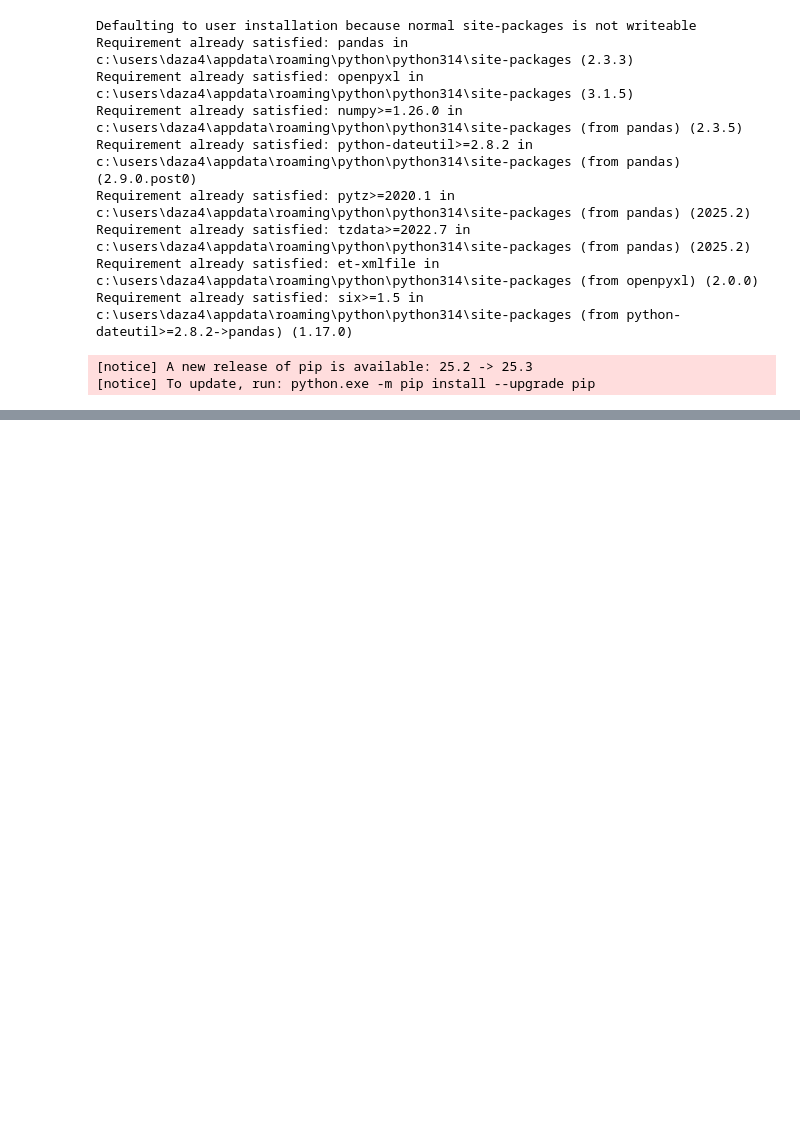
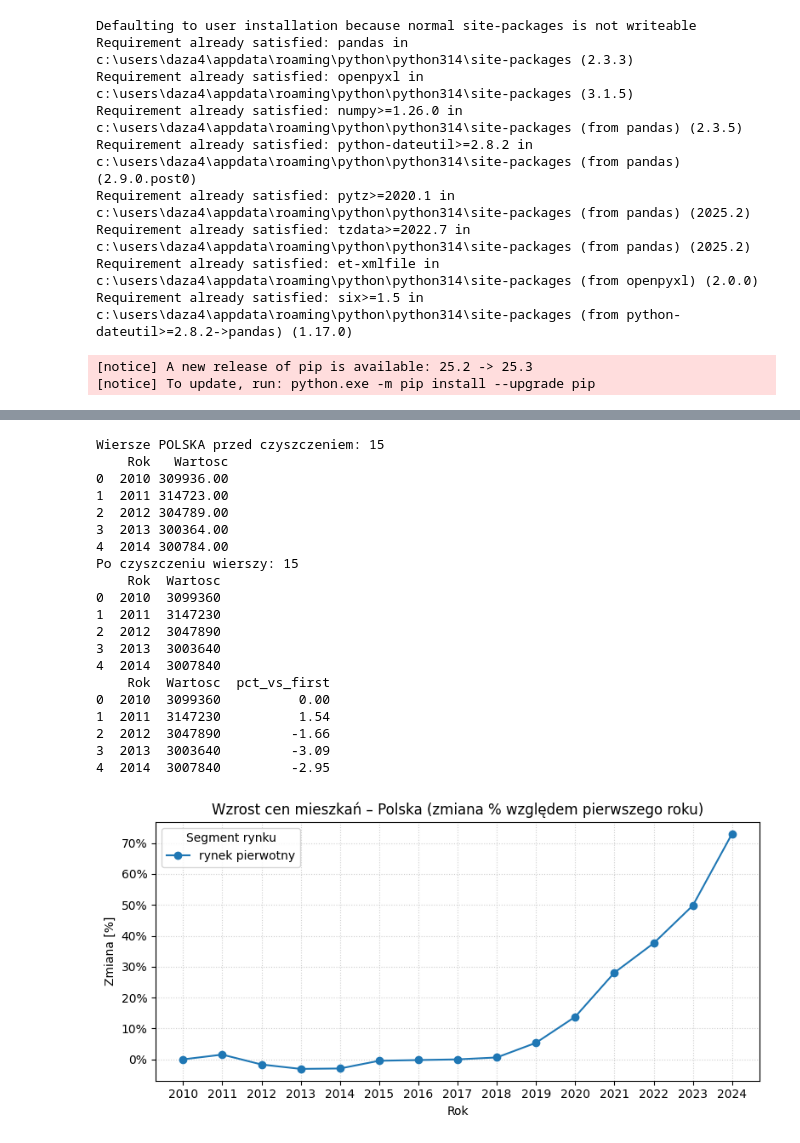
Before and after one commit to MatiMajewski/Beginners, a Jupyter notebook: Wczytywanie danych.ipynb, the cells around one changed output, grey strips where cells are left out. Saved outputs shown, nothing was run; the diff lists cells and outputs as text; code cells hidden in the pictures; blank space fills up the shorter version.

```diff
--- a/Wczytywanie danych.ipynb
+++ b/Wczytywanie danych.ipynb
@@ -95 +110,70 @@ Uzywam pliku: RYNE_3786_CREL_20251207150625.csv
 5955 rows × 7 columns
+# %%
+import matplotlib.pyplot as plt
+from matplotlib.ticker import FuncFormatter
+import re
+
+# Filtr Polska
+mask_polska = dane["Nazwa"].str.contains("POLSKA", case=False, na=False)
+polska = dane[mask_polska].copy()
+print("Wiersze POLSKA przed czyszczeniem:", len(polska))
+print(polska[["Rok", "Wartosc"]].head())
+
+# Agresywne czyszczenie
+polska["Rok"] = polska["Rok"].astype(str).str.extract(r"(\d{4})")[0]
+polska["Wartosc"] = polska["Wartosc"].astype(str).str.replace(r"[^0-9]", "", regex=True)
+polska["Rok"] = pd.to_numeric(polska["Rok"], errors="coerce")
+polska["Wartosc"] = pd.to_numeric(polska["Wartosc"], errors="coerce")
+polska = polska.dropna(subset=["Rok", "Wartosc"]).sort_values("Rok")
+print("Po czyszczeniu wierszy:", len(polska))
+print(polska[["Rok", "Wartosc"]].head())
+
+if polska.empty:
+    raise ValueError("Brak liczbowych danych dla Polski po czyszczeniu.")
+
+# Zmiana procentowa względem pierwszego roku w każdej serii
+pct_list = []
+for seg, df_seg in polska.groupby("Transakcje rynkowe"):
+    base = df_seg.iloc[0]["Wartosc"]
+    pct = df_seg.assign(pct_vs_first=(df_seg["Wartosc"] / base - 1) * 100)
+    pct_list.append(pct)
+polska_pct = pd.concat(pct_list)
+
+print(polska_pct[["Rok", "Wartosc", "pct_vs_first"]].head())
+
+fig, ax = plt.subplots(figsize=(8, 4))
+for segment, df_seg in polska_pct.groupby("Transakcje rynkowe"):
+    ax.plot(df_seg["Rok"], df_seg["pct_vs_first"], marker="o", label=segment)
+
+ax.set_title("Wzrost cen mieszkań – Polska (zmiana % względem pierwszego roku)")
+ax.set_xlabel("Rok")
+ax.set_ylabel("Zmiana [%]")
+ax.legend(title="Segment rynku")
+ax.grid(True, linestyle=":", alpha=0.6)
+ax.set_xticks(sorted(polska_pct["Rok"].unique()))
+ax.yaxis.set_major_formatter(FuncFormatter(lambda x, pos: f"{x:.0f}%"))
+
+plt.tight_layout()
+plt.show()
+# %% [output]
+Wiersze POLSKA przed czyszczeniem: 15
+    Rok   Wartosc
+0  2010 309936.00
+1  2011 314723.00
+2  2012 304789.00
+3  2013 300364.00
+4  2014 300784.00
+Po czyszczeniu wierszy: 15
+    Rok  Wartosc
+0  2010  3099360
+1  2011  3147230
+2  2012  3047890
+3  2013  3003640
+4  2014  3007840
+    Rok  Wartosc  pct_vs_first
+0  2010  3099360          0.00
+1  2011  3147230          1.54
+2  2012  3047890         -1.66
+3  2013  3003640         -3.09
+4  2014  3007840         -2.95
+[figure, added]
```
Also changed, not shown: parts of 21 cells of this notebook.
